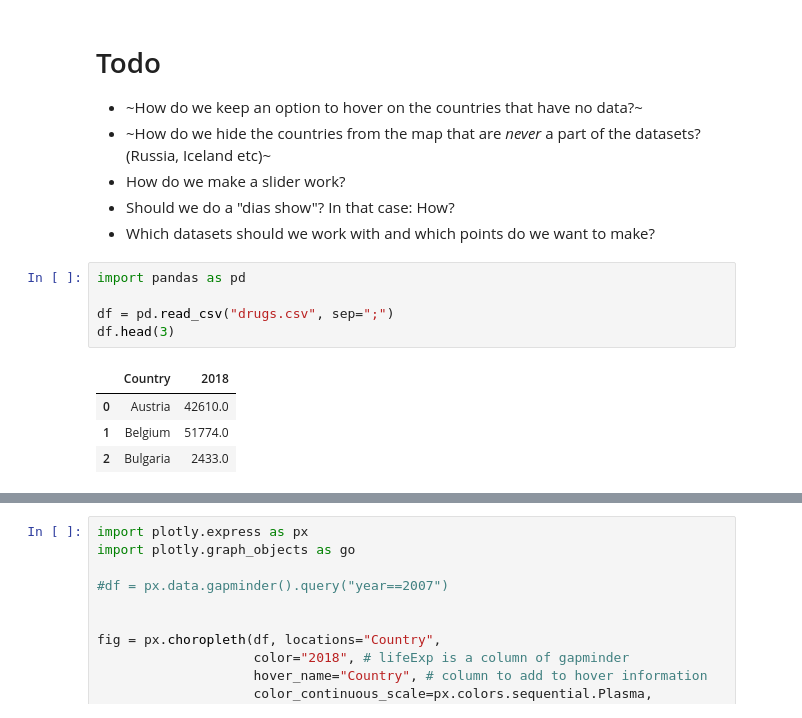
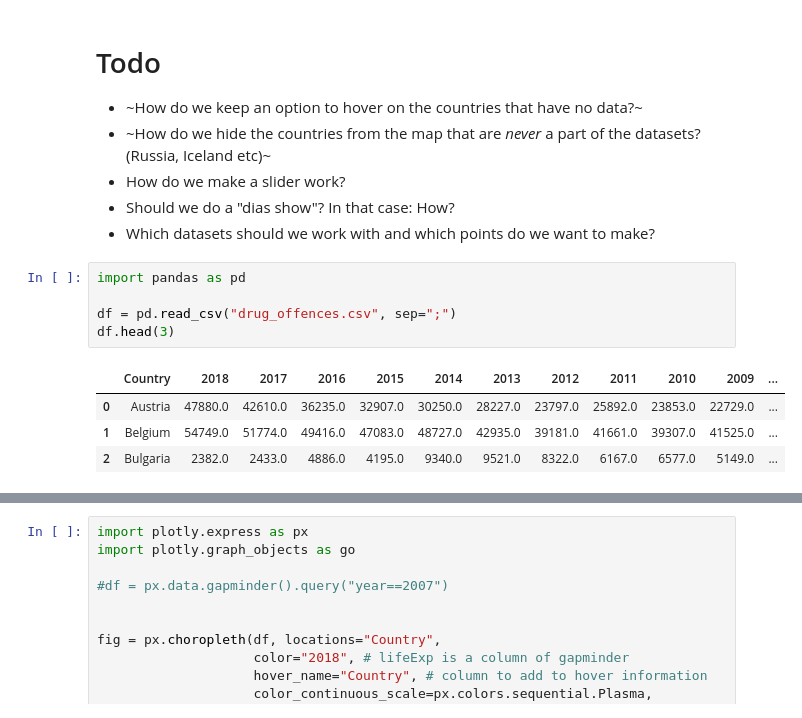
Before and after one commit to s171243/SocialDataAnalyis, a Jupyter notebook: final_project.ipynb, the cells around one changed output, grey strips where cells are left out. Cells and saved outputs as stored; diff of their text form.

```diff
--- a/final_project.ipynb
+++ b/final_project.ipynb
@@ -8,11 +8,11 @@
 # %%
 import pandas as pd
 
-df = pd.read_csv("drugs.csv", sep=";")
+df = pd.read_csv("drug_offences.csv", sep=";")
 df.head(3)
 # %% [output]
-|  | Country | 2018 |
-| 0 | Austria | 42610.0 |
-| 1 | Belgium | 51774.0 |
-| 2 | Bulgaria | 2433.0 |
+|  | Country | 2018 | 2017 | 2016 | 2015 | 2014 | 2013 | 2012 | 2011 | 2010 | 2009 | ... |
+| 0 | Austria | 47880.0 | 42610.0 | 36235.0 | 32907.0 | 30250.0 | 28227.0 | 23797.0 | 25892.0 | 23853.0 | 22729.0 | ... |
+| 1 | Belgium | 54749.0 | 51774.0 | 49416.0 | 47083.0 | 48727.0 | 42935.0 | 39181.0 | 41661.0 | 39307.0 | 41525.0 | ... |
+| 2 | Bulgaria | 2382.0 | 2433.0 | 4886.0 | 4195.0 | 9340.0 | 9521.0 | 8322.0 | 6167.0 | 6577.0 | 5149.0 | ... |
 # %%
```
Also changed, not shown: parts of 3 cells of this notebook.
